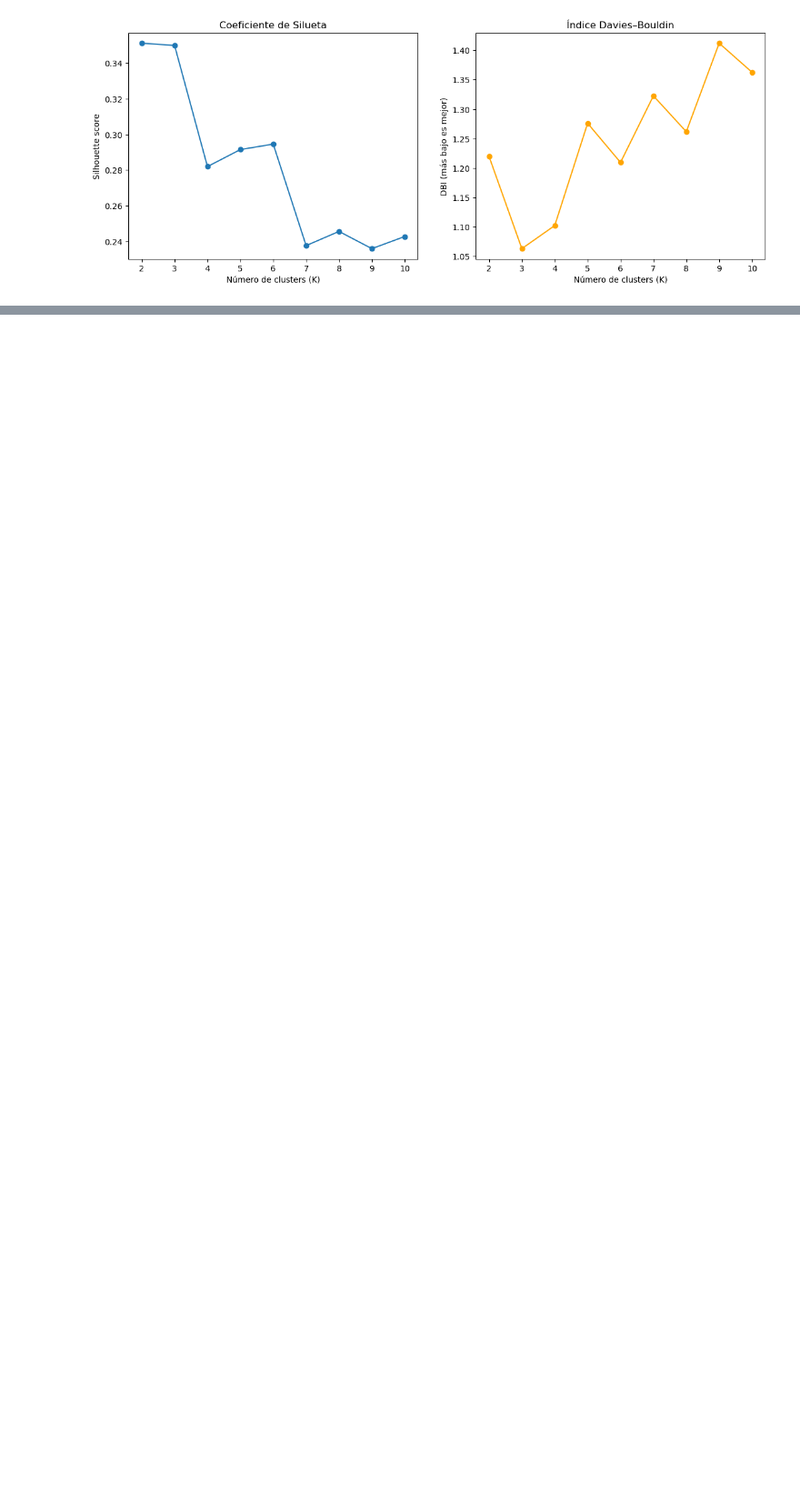
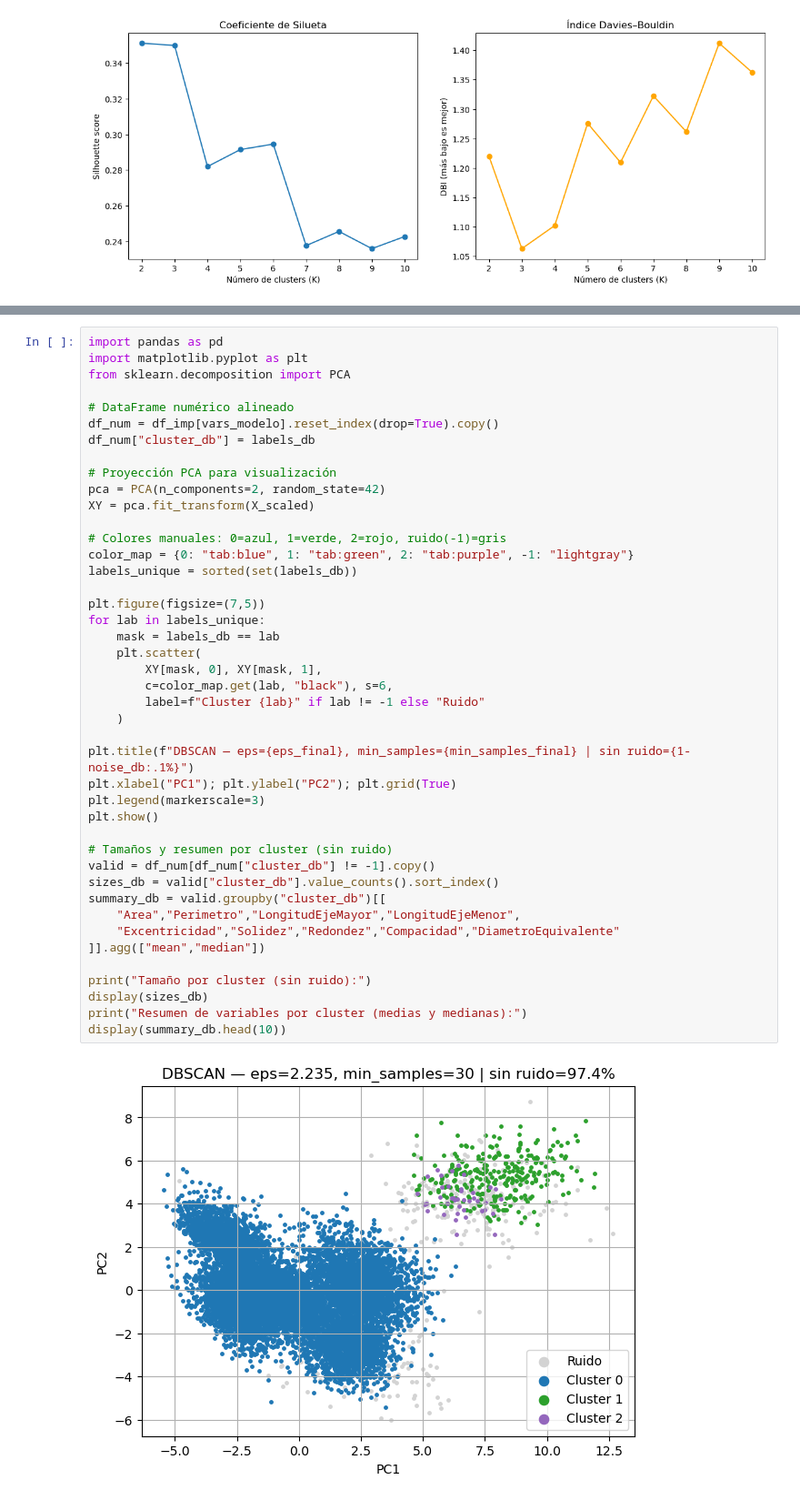
Before and after one commit to carvafel/Laboratorio-2, a Jupyter notebook: Lab2.ipynb, the cells around one changed output, grey strips where cells are left out. Shown at 91% size. Drawn from its saved outputs; the diff is of its cells as text; blank space fills up the shorter version.

```diff
--- a/Lab2.ipynb
+++ b/Lab2.ipynb
@@ -741,0 +883,45 @@ plt.show()
+# %%
+import pandas as pd
+import matplotlib.pyplot as plt
+from sklearn.decomposition import PCA
+
+# DataFrame numérico alineado
+df_num = df_imp[vars_modelo].reset_index(drop=True).copy()
+df_num["cluster_db"] = labels_db
+
+# Proyección PCA para visualización
+pca = PCA(n_components=2, random_state=42)
+XY = pca.fit_transform(X_scaled)
+
+# Colores manuales: 0=azul, 1=verde, 2=rojo, ruido(-1)=gris
+color_map = {0: "tab:blue", 1: "tab:green", 2: "tab:purple", -1: "lightgray"}
+labels_unique = sorted(set(labels_db))
+
+plt.figure(figsize=(7,5))
+for lab in labels_unique:
+    mask = labels_db == lab
+    plt.scatter(
+        XY[mask, 0], XY[mask, 1],
+        c=color_map.get(lab, "black"), s=6,
+        label=f"Cluster {lab}" if lab != -1 else "Ruido"
+    )
+
+plt.title(f"DBSCAN — eps={eps_final}, min_samples={min_samples_final} | sin ruido={1-noise_db:.1%}")
+plt.xlabel("PC1"); plt.ylabel("PC2"); plt.grid(True)
+plt.legend(markerscale=3)
+plt.show()
+
+# Tamaños y resumen por cluster (sin ruido)
+valid = df_num[df_num["cluster_db"] != -1].copy()
+sizes_db = valid["cluster_db"].value_counts().sort_index()
+summary_db = valid.groupby("cluster_db")[[
+    "Area","Perimetro","LongitudEjeMayor","LongitudEjeMenor",
+    "Excentricidad","Solidez","Redondez","Compacidad","DiametroEquivalente"
+]].agg(["mean","median"])
+
+print("Tamaño por cluster (sin ruido):")
+display(sizes_db)
+print("Resumen de variables por cluster (medias y medianas):")
+display(summary_db.head(10))
+# %% [output]
+[figure, added]
```
Also changed, not shown: parts of 28 cells of this notebook, 3 other files.
